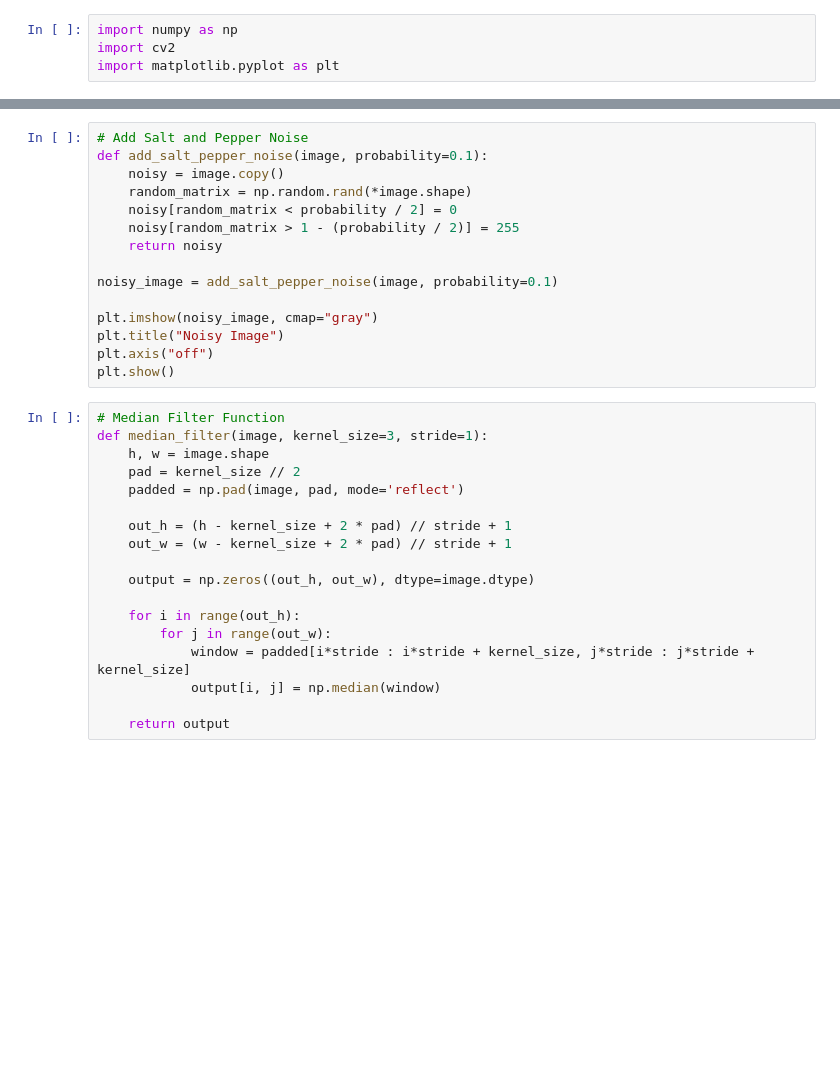
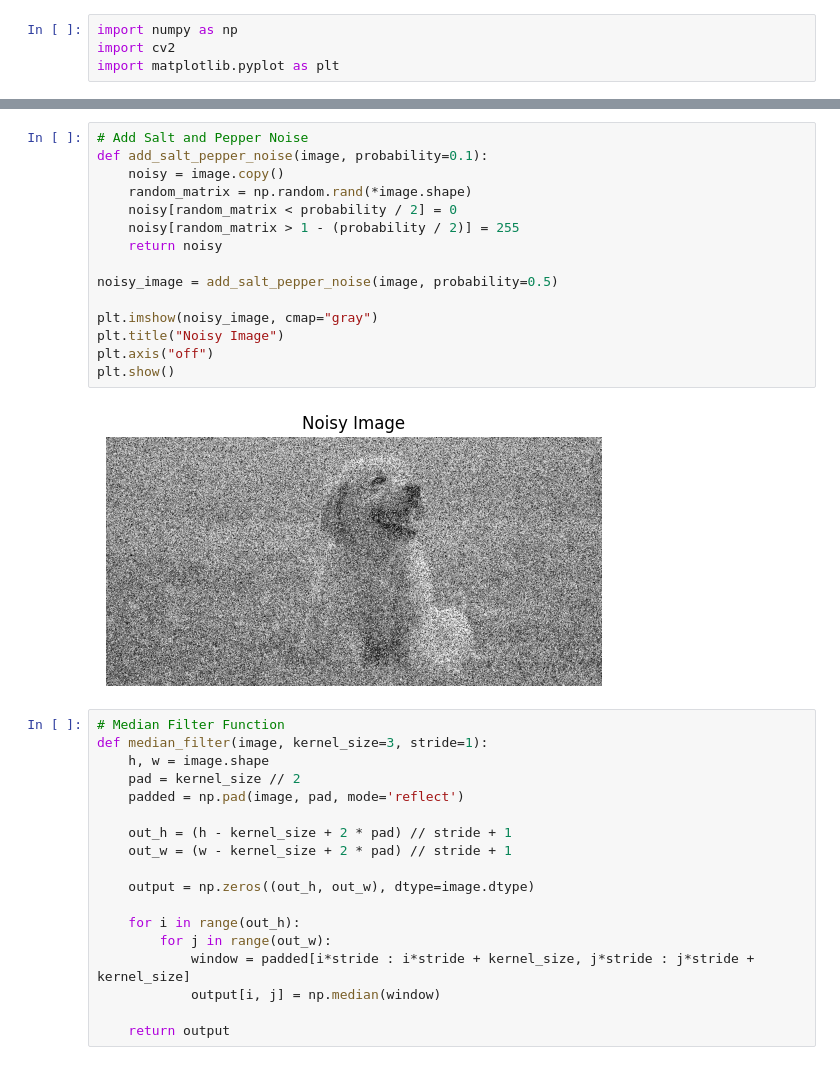
Before and after one commit to meshv-patel/CV-2026, a Jupyter notebook: Experiment-3/experiment-3.ipynb, the cells around one changed output, grey strips where cells are left out. Cells and saved outputs as stored; diff of their text form; blank space fills up the shorter version.

Commit message:
refactor: update notebook execution counts and add visualization output

```diff
--- a/Experiment-3/experiment-3.ipynb
+++ b/Experiment-3/experiment-3.ipynb
@@ -17,18 +19,20 @@ plt.show()
 # %%
 # Add Salt and Pepper Noise
 def add_salt_pepper_noise(image, probability=0.1):
     noisy = image.copy()
     random_matrix = np.random.rand(*image.shape)
     noisy[random_matrix < probability / 2] = 0
     noisy[random_matrix > 1 - (probability / 2)] = 255
     return noisy
 
-noisy_image = add_salt_pepper_noise(image, probability=0.1)
+noisy_image = add_salt_pepper_noise(image, probability=0.5)
 
 plt.imshow(noisy_image, cmap="gray")
 plt.title("Noisy Image")
 plt.axis("off")
 plt.show()
+# %% [output]
+[figure, added]
 # %%
 # Median Filter Function
 def median_filter(image, kernel_size=3, stride=1):
```
Also changed, not shown: parts of 5 cells of this notebook.
